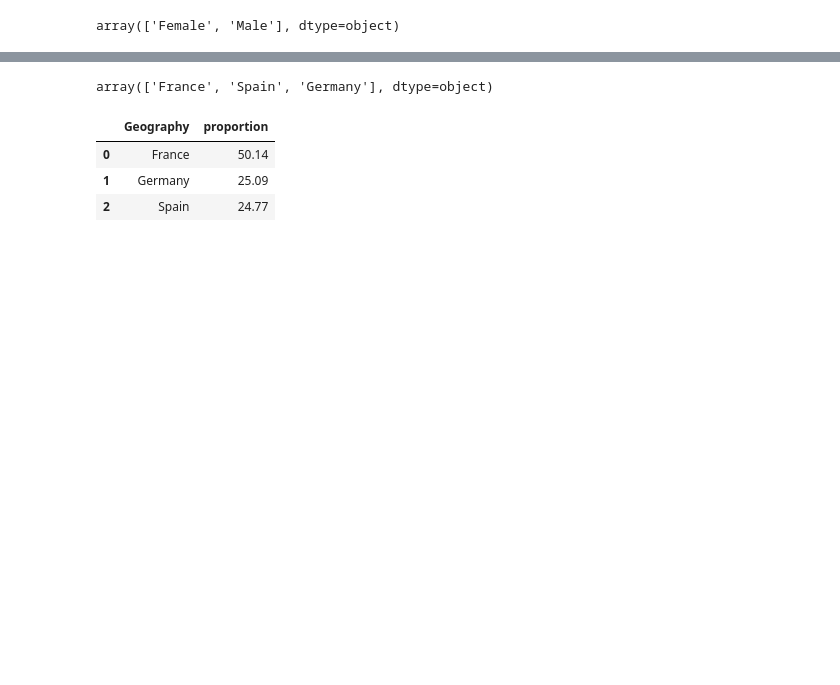
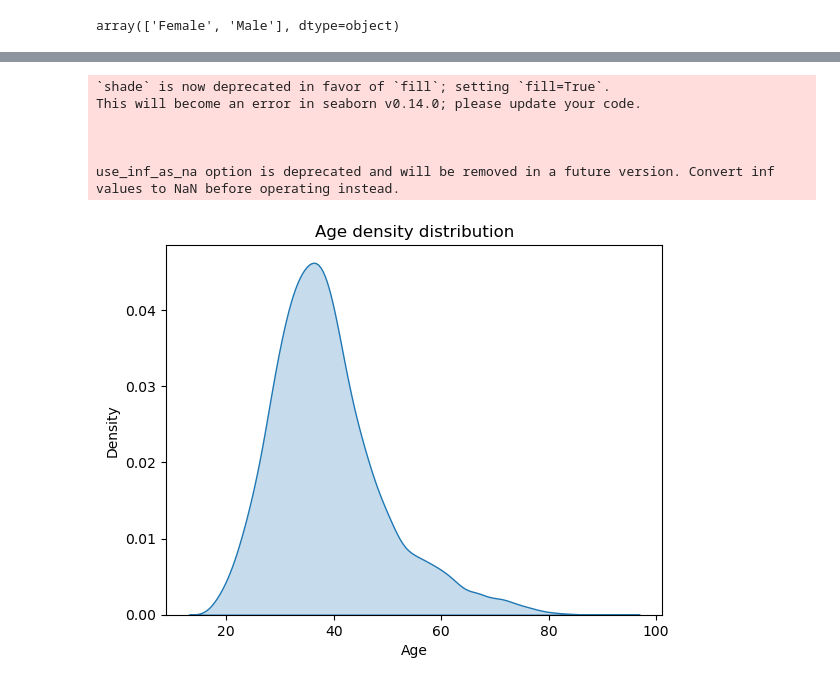
Before and after one commit to alicia-perez-diez/bank_churn_project, a Jupyter notebook: notebooks/main.ipynb, the cells around one changed output, grey strips where cells are left out. Drawn from its saved outputs; the diff is of its cells as text; code cells hidden in the pictures; blank space fills up the shorter version.

```diff
--- a/notebooks/main.ipynb
+++ b/notebooks/main.ipynb
@@ -148,5 +131,0 @@ fig.show()
-# %%
-#comprobamos cuántos valores únicos hay en Geography
-df['Geography'].unique()
-# %% [output]
-array(['France', 'Spain', 'Germany'], dtype=object)
@@ -156,7 +131,0 @@ geography_percent = (df['Geography'].value_counts(normalize=True) * 100).reset_i
-# %%
-geography_percent
-# %% [output]
-|  | Geography | proportion |
-| 0 | France | 50.14 |
-| 1 | Germany | 25.09 |
-| 2 | Spain | 24.77 |
@@ -166,0 +132,19 @@ fig.show()
+# %%
+# Crear el gráfico de densidad
+sns.kdeplot(df['Age'], shade=True)
+
+# Agregar títulos y etiquetas si es necesario
+plt.title('Age density distribution')
+plt.xlabel('Age')
+plt.ylabel('Density')
+
+# Mostrar el gráfico
+plt.show()
+# %% [output]
+`shade` is now deprecated in favor of `fill`; setting `fill=True`.
+This will become an error in seaborn v0.14.0; please update your code.
+
+
+
+use_inf_as_na option is deprecated and will be removed in a future version. Convert inf values to NaN before operating instead.
+[figure, added]
```
Also changed, not shown: parts of 62 cells of this notebook, 1 other file.
